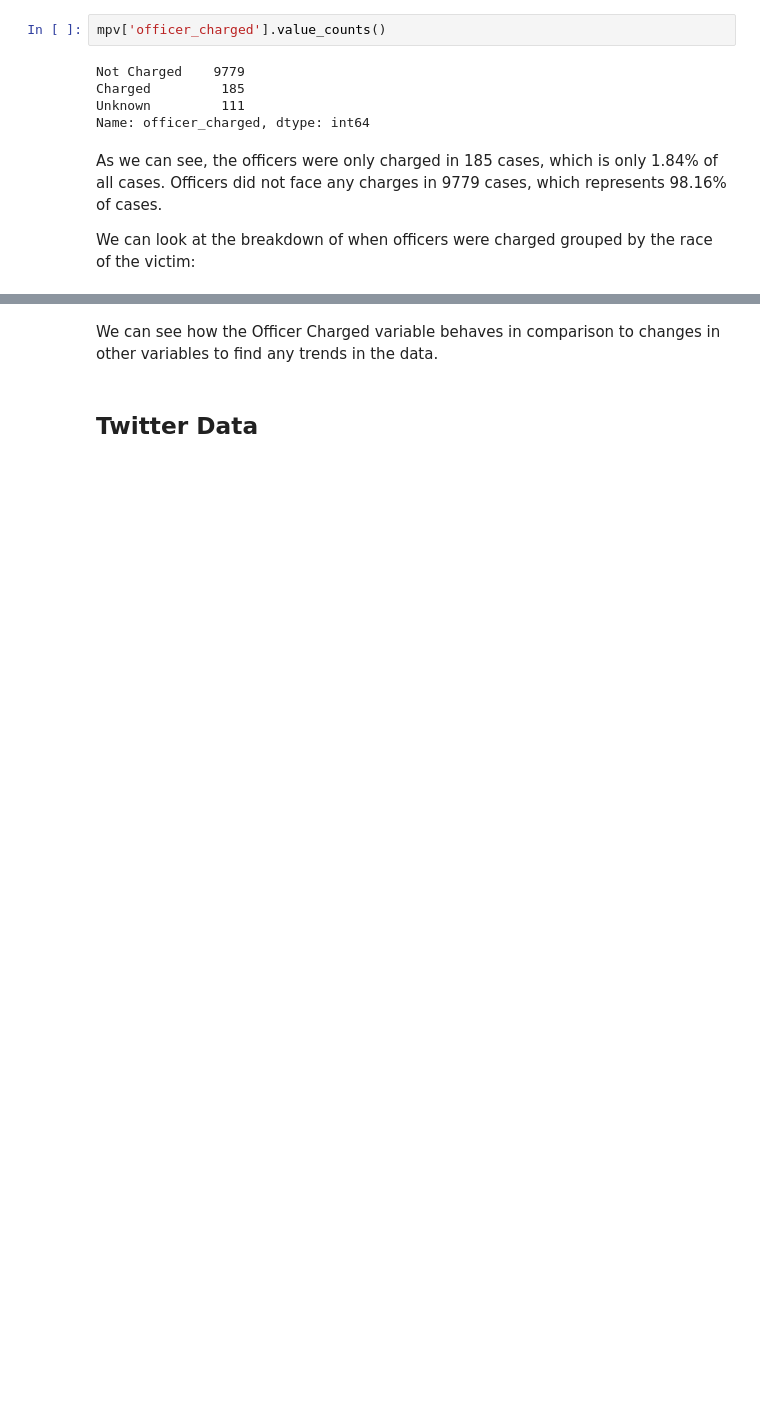
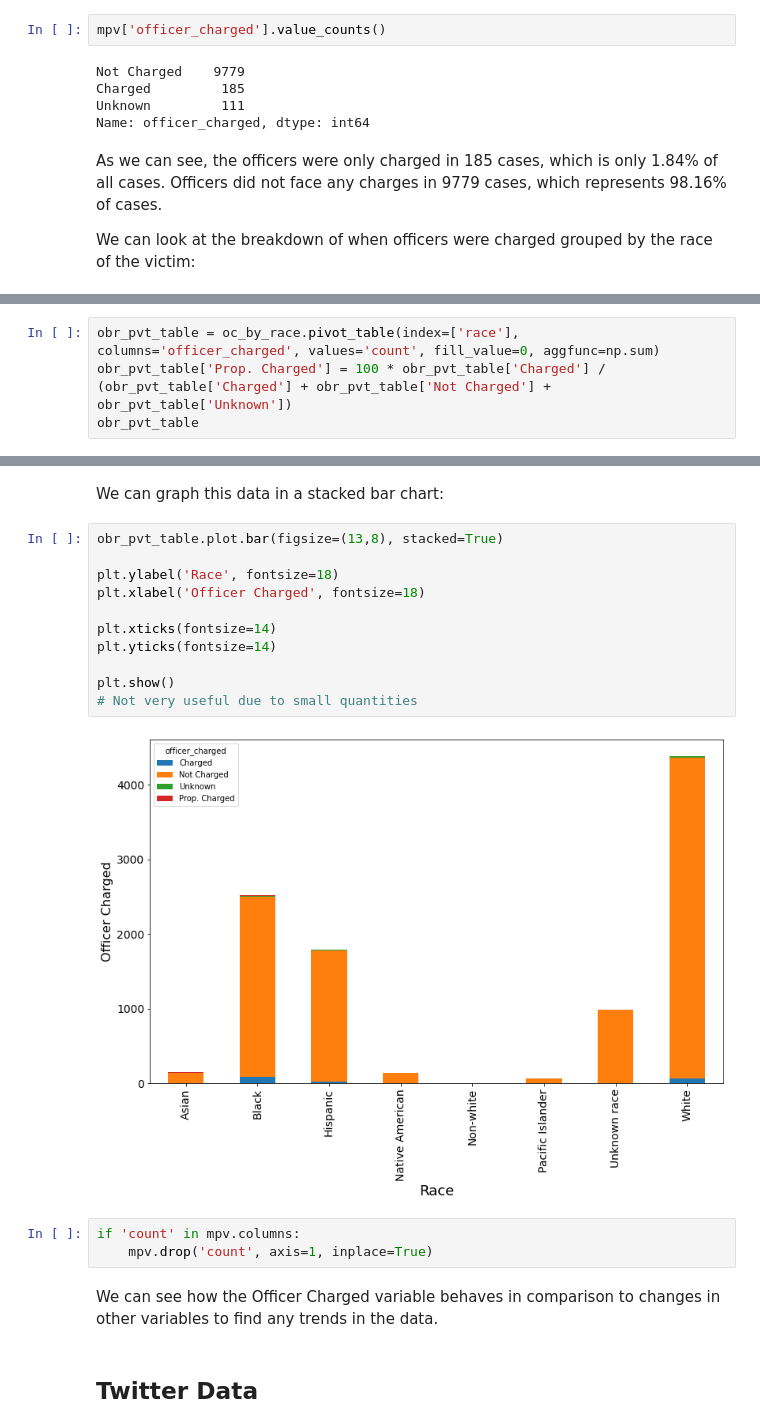
Before and after one commit to dowoma/DDS_BLM, a Jupyter notebook: DataCleaning-copy.ipynb, the cells around one changed output, grey strips where cells are left out. Cells and saved outputs as stored; diff of their text form; blank space fills up the shorter version.

```diff
--- a/DataCleaning-copy.ipynb
+++ b/DataCleaning-copy.ipynb
@@ -220,0 +228,4 @@ oc_by_race
+# %%
+obr_pvt_table = oc_by_race.pivot_table(index=['race'], columns='officer_charged', values='count', fill_value=0, aggfunc=np.sum)
+obr_pvt_table['Prop. Charged'] = 100 * obr_pvt_table['Charged'] / (obr_pvt_table['Charged'] + obr_pvt_table['Not Charged'] + obr_pvt_table['Unknown'])
+obr_pvt_table
@@ -221,3 +243,21 @@ oc_by_race
+# %% [markdown]
+We can graph this data in a stacked bar chart:
+# %%
+obr_pvt_table.plot.bar(figsize=(13,8), stacked=True)
+
+plt.ylabel('Race', fontsize=18)
+plt.xlabel('Officer Charged', fontsize=18)
+
+plt.xticks(fontsize=14)
+plt.yticks(fontsize=14)
+
+plt.show()
+# Not very useful due to small quantities
+# %% [output]
+[figure, added]
+# %%
+if 'count' in mpv.columns:
+    mpv.drop('count', axis=1, inplace=True)
 # %% [markdown]
 We can see how the Officer Charged variable behaves in comparison to changes in other variables to find any trends in the data.
 # %% [markdown]
```
Also changed, not shown: parts of 8 cells of this notebook.
